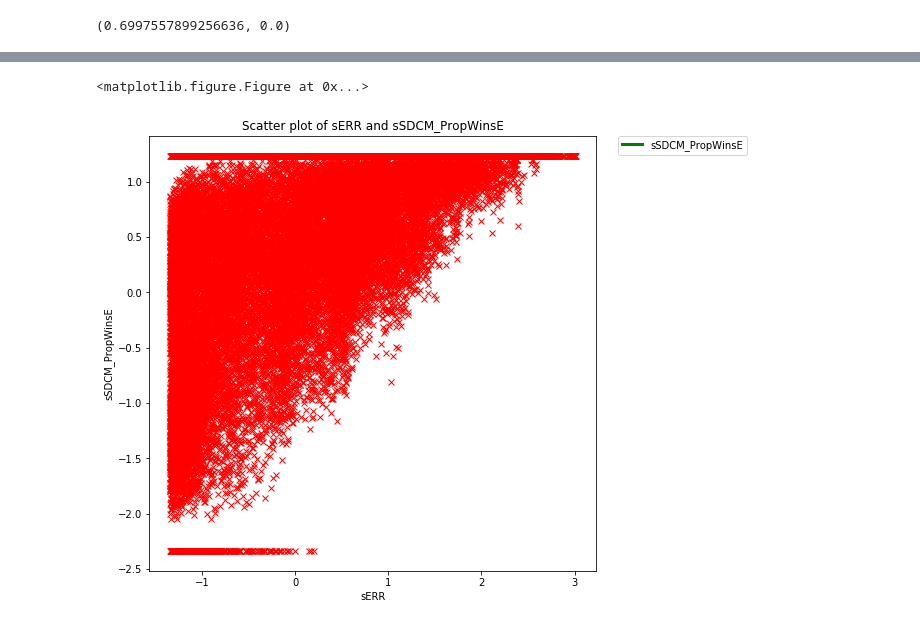
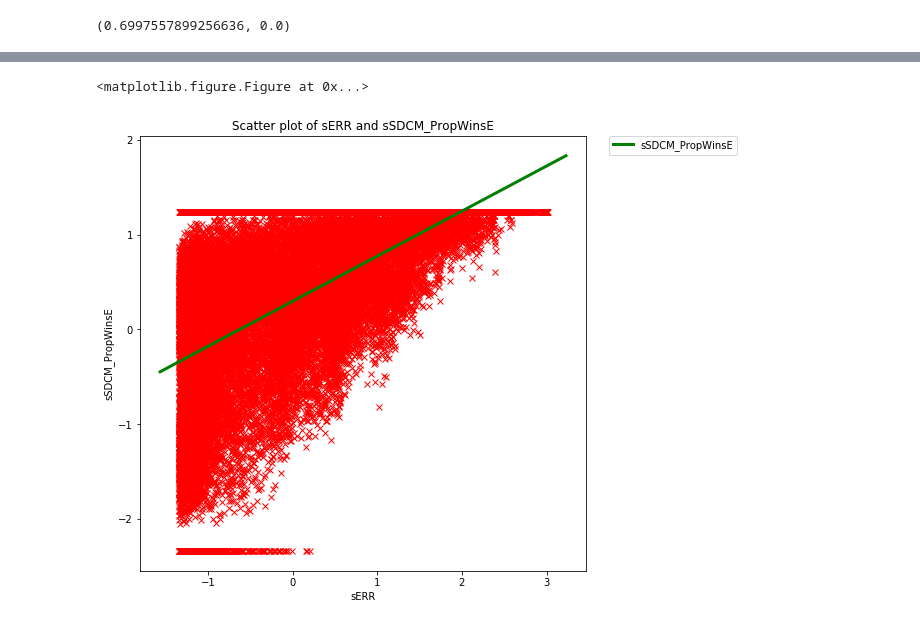
Before and after one commit to AndreiMariusSili/InformationRetrieval, a Jupyter notebook: homework-1/main-all-code.ipynb, the cells around one changed output, grey strips where cells are left out. Cells and saved outputs as stored; diff of their text form; code cells hidden in the pictures.

```diff
--- a/homework-1/main-all-code.ipynb
+++ b/homework-1/main-all-code.ipynb
@@ -734,5 +740,8 @@ analysis.correlation_analysis(analysis.results['snDCG'].values, 'snDCG', analysi
 # %%
-analysis.correlation_analysis(analysis.results['sERR'].values, 'sERR', analysis.results['sSDCM_PE'].values, 'sSDCM_PropWinsE')
+sERR = analysis.results['sERR'][analysis.results['sERR'].notnull()].values
+sSDCM_PE = analysis.results['sSDCM_PE'][analysis.results['sERR'].notnull()].values
+
+analysis.correlation_analysis(sERR, 'sERR', sSDCM_PE, 'sSDCM_PropWinsE')
 # %% [output]
 <matplotlib.figure.Figure at 0x...>
-[figure, old version]
+[figure, new version]
```
Also changed, not shown: parts of 2 cells of this notebook, 2 other files.
